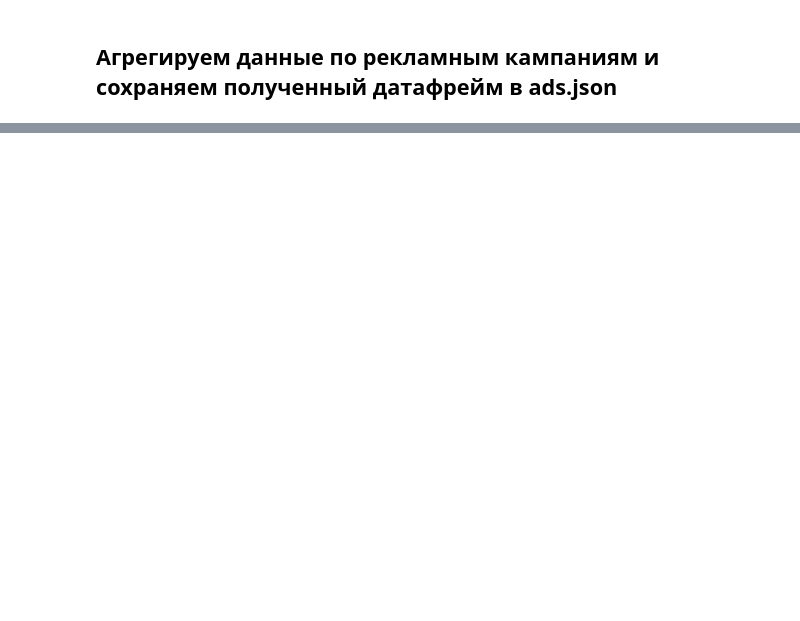
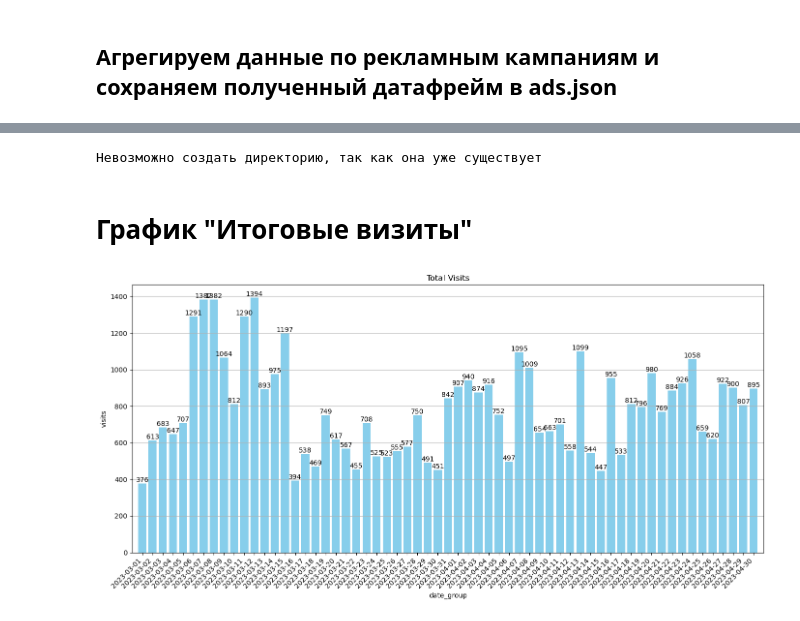
Before and after one commit to rkliver/data-analytics-project-100, a Jupyter notebook: data-analytics-project-100.ipynb, the cells around one changed output, grey strips where cells are left out. Saved outputs shown, nothing was run; the diff lists cells and outputs as text; code cells hidden in the pictures; blank space fills up the shorter version.

Commit message:
Реализовал отрисовку части графиков

```diff
--- a/data-analytics-project-100.ipynb
+++ b/data-analytics-project-100.ipynb
@@ -73,0 +82,36 @@ df_ads_result.to_json('ads.json')
+# %%
+try:
+    os.makedirs('./charts')
+except FileExistsError:
+    print('Невозможно создать директорию, так как она уже существует')
+
+df_by_dates = df_ads_result[(df_ads_result['date_group'].astype(str) >= '2023-03-01') & (df_ads_result['date_group'].astype(str) <= '2023-04-30')]
+# %% [output]
+Невозможно создать директорию, так как она уже существует
+# %% [markdown]
+# График "Итоговые визиты"
+# %%
+#Группируем посещения по дате
+data = df_by_dates.groupby('date_group')['visits'].sum().reset_index()
+
+#Создаем график
+plt.figure(figsize=(14, 7))
+bars = plt.bar(data['date_group'], data['visits'], color='skyblue')
+plt.xlabel('date_group')
+plt.ylabel('visits')
+plt.title('Total Visits')
+plt.xticks(rotation=45, ha='right')
+plt.grid(axis='y')
+plt.xlim(-1, len(data['date_group']))
+for bar in bars:
+    height = bar.get_height()
+    plt.text(bar.get_x() + bar.get_width()/2.0, height, '%d' % int(height), ha='center', va='bottom')
+plt.tight_layout()
+
+#Сохраняем график в формате PNG
+plt.savefig('./charts/total_visits.png')
+
+#Отрисовываем график
+plt.show()
+# %% [output]
+[figure, added]
```
Also changed, not shown: parts of 26 cells of this notebook.
